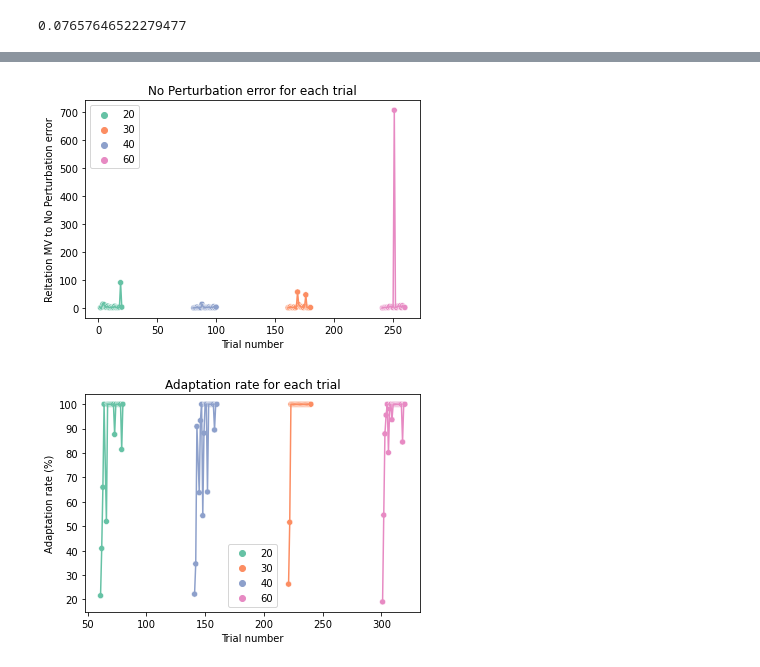
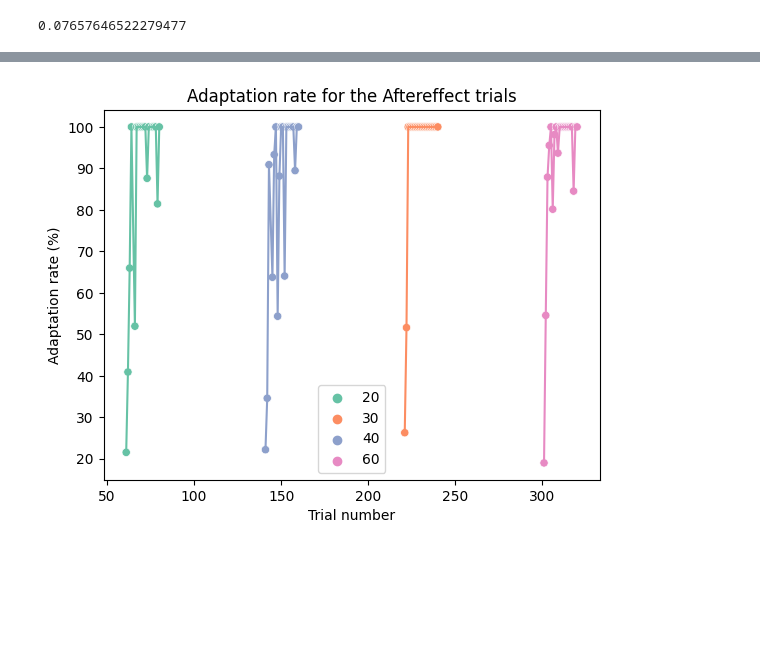
Before and after one commit to lolotta/Neural_Modeling_Motor, a Jupyter notebook: HW2/Anaylsis_plotting.ipynb, the cells around one changed output, grey strips where cells are left out. Saved outputs shown, nothing was run; the diff lists cells and outputs as text; code cells hidden in the pictures; blank space fills up the shorter version.

```diff
--- a/HW2/Anaylsis_plotting.ipynb
+++ b/HW2/Anaylsis_plotting.ipynb
@@ -138,19 +110,3 @@ hue_no_pert = df[df['trial_name'] == 'No Perturbation'].changed_angels
-# %%
-""" Plot the No Perturbation error."""
-
-g1 = sns.scatterplot(x= trials_number_no_pert, y= MV_error, hue = hue_no_pert,  palette = 'Set2')
-
-g1 = sns.lineplot(x= trials_number_no_pert, y= MV_error, hue = hue_no_pert,  palette = 'Set2')
-""" Make only one legend for the two plots."""
-handles, labels = g1.get_legend_handles_labels()
-g1.legend(handles=handles[:4], labels=labels[:4])
-
-g1.set(xlabel='Trial number', ylabel='Reltation MV to No Perturbation error', title = 'No Perturbation error for each trial')
-
-g1.figure.savefig("no_pert_error_"+ str(df.subject_name.unique()[0]) + ".svg")
-g1.figure.savefig("no_pert_error_"+ str(df.subject_name.unique()[0]) + ".png")
-# %% [output]
-[figure, removed]
 # %%
 """ Quantify the aftereffect."""
 
@@ -165,17 +121,16 @@ hue_trials = df[df['trial_name'] == 'Aftereffect'].changed_angels
 """ Choose for each trial the maximum between the error angle and the motor variability."""
 adaptation_rate = np.where(MV / error_angels_arr > 1, 1, MV / error_angels_arr) * 100
 # %%
-""" Plot the adaptation rate but not for No Perturbation."""
 g0 = sns.scatterplot(x= trials_numer_aftereffect, y= adaptation_rate, hue = hue_trials, palette = 'Set2')
 g0 = sns.lineplot(x= trials_numer_aftereffect, y= adaptation_rate, hue = hue_trials, palette = 'Set2')
 """ Make only one legend for the two plots."""
 handles, labels = g0.get_legend_handles_labels()
 g0.legend(handles=handles[:4], labels=labels[:4])
 
-g0.set(xlabel='Trial number', ylabel='Adaptation rate (%)', title = 'Adaptation rate for each trial')
+g0.set(xlabel='Trial number', ylabel='Adaptation rate (%)', title = 'Adaptation rate for the Aftereffect trials')
 
 
-g0.figure.savefig("error_angles_aftereffect"+ str(df.subject_name.unique()[0]) + ".svg")
-g0.figure.savefig("error_angles_aftereffect"+ str(df.subject_name.unique()[0]) + ".png")
+g0.figure.savefig("aftereffect_error_adaptation"+ str(df.subject_name.unique()[0]) + ".svg")
+g0.figure.savefig("aftereffect_error_adaptation"+ str(df.subject_name.unique()[0]) + ".png")
 # %% [output]
-[figure, old version]
+[figure, new version]
```
Also changed, not shown: parts of 9 cells of this notebook, 13 other files.
